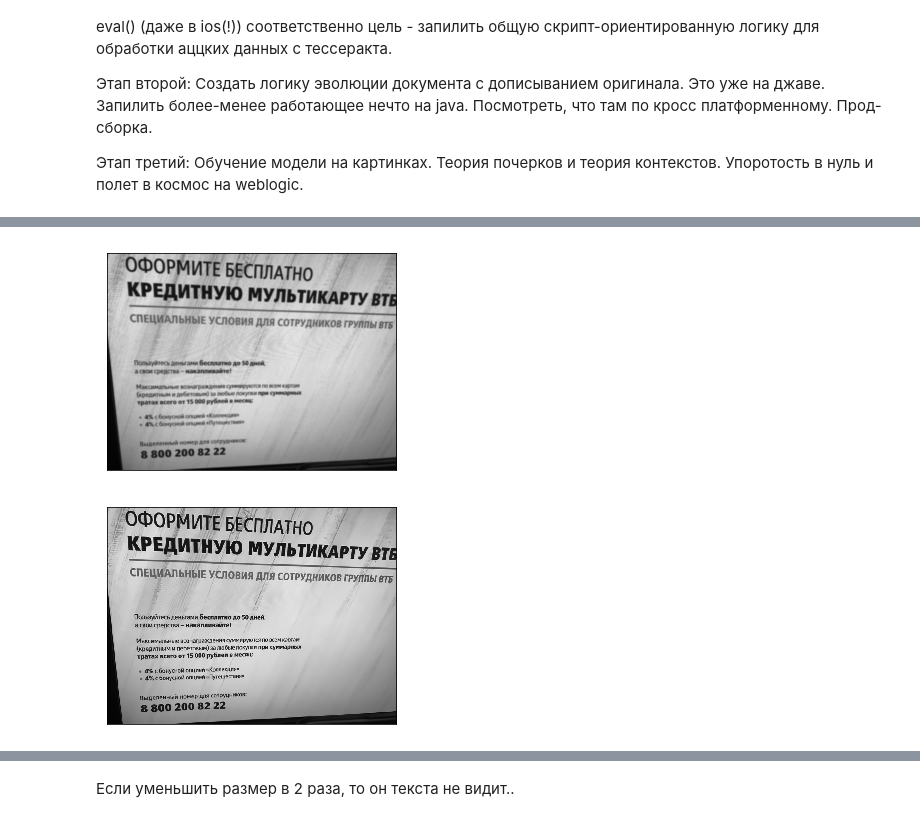
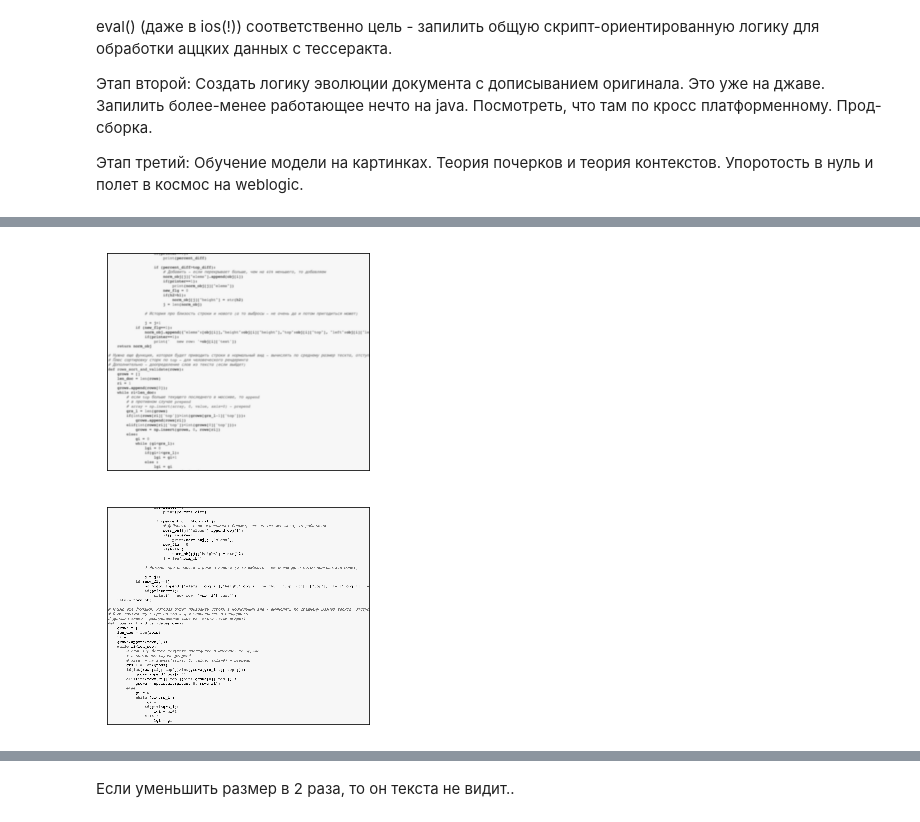
Before and after one commit to Romakin/Homeworks, a Jupyter notebook: Diploma.ipynb, the cells around one changed output, grey strips where cells are left out. Saved outputs shown, nothing was run; the diff lists cells and outputs as text; code cells hidden in the pictures.

Commit message:
New responsibilities of multi lang text detection

```diff
--- a/Diploma.ipynb
+++ b/Diploma.ipynb
@@ -60,14 +101,17 @@ def print_img (crimg):
 # %%
-img_cl = cv2.imread(r'test_real.jpg',0)
+# img_cl = cv2.imread(r'test_real.jpg',0)
+# img_cl = cv2.imread(r'img/IMG_2744.JPG',0)
+# img_cl = cv2.imread(r'test.png',0)
+img_cl = cv2.imread(r'test_multi2.png',0)
 img = cv2.cvtColor(img_cl, cv2.COLOR_GRAY2RGB) #numpy array
 # plt.imshow(img, cmap = 'gray', interpolation = 'bicubic')
 plt.imshow(img, interpolation = 'bicubic')
 plt.xticks([]), plt.yticks([])  # to hide tick values on X and Y axis
 plt.show()
 # %% [output]
-[figure, old version]
+[figure, new version]
 # %%
 img_demoise = cv2.fastNlMeansDenoising(img,None,10,7,21)
 print_img(img_demoise)
 # %% [output]
-[figure, old version]
+[figure, new version]
```
Also changed, not shown: parts of 25 cells of this notebook, 3 other files.
